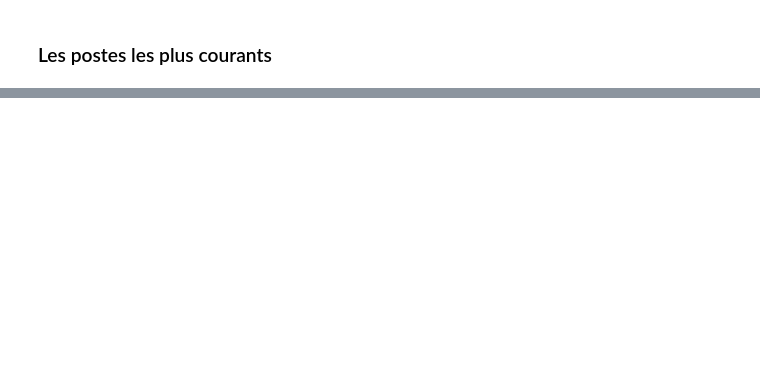
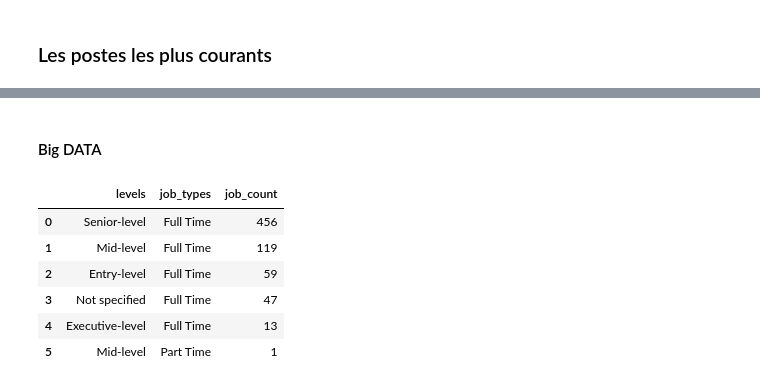
Before and after one commit to Sefdine/Job_opportunities, a Jupyter notebook: dev.ipynb, the cells around one changed output, grey strips where cells are left out. Saved outputs shown, nothing was run; the diff lists cells and outputs as text; code cells hidden in the pictures; blank space fills up the shorter version.

```diff
--- a/dev.ipynb
+++ b/dev.ipynb
@@ -1047,0 +1443,14 @@ plt.show()
+# %% [markdown]
+#### Big DATA
+# %%
+# Get levels in big data
+big_data_levels_df = get_levels_by_category('big data')
+big_data_levels_df
+# %% [output]
+|  | levels | job_types | job_count |
+| 0 | Senior-level | Full Time | 456 |
+| 1 | Mid-level | Full Time | 119 |
+| 2 | Entry-level | Full Time | 59 |
+| 3 | Not specified | Full Time | 47 |
+| 4 | Executive-level | Full Time | 13 |
+| 5 | Mid-level | Part Time | 1 |
```
Also changed, not shown: parts of 65 cells of this notebook.
